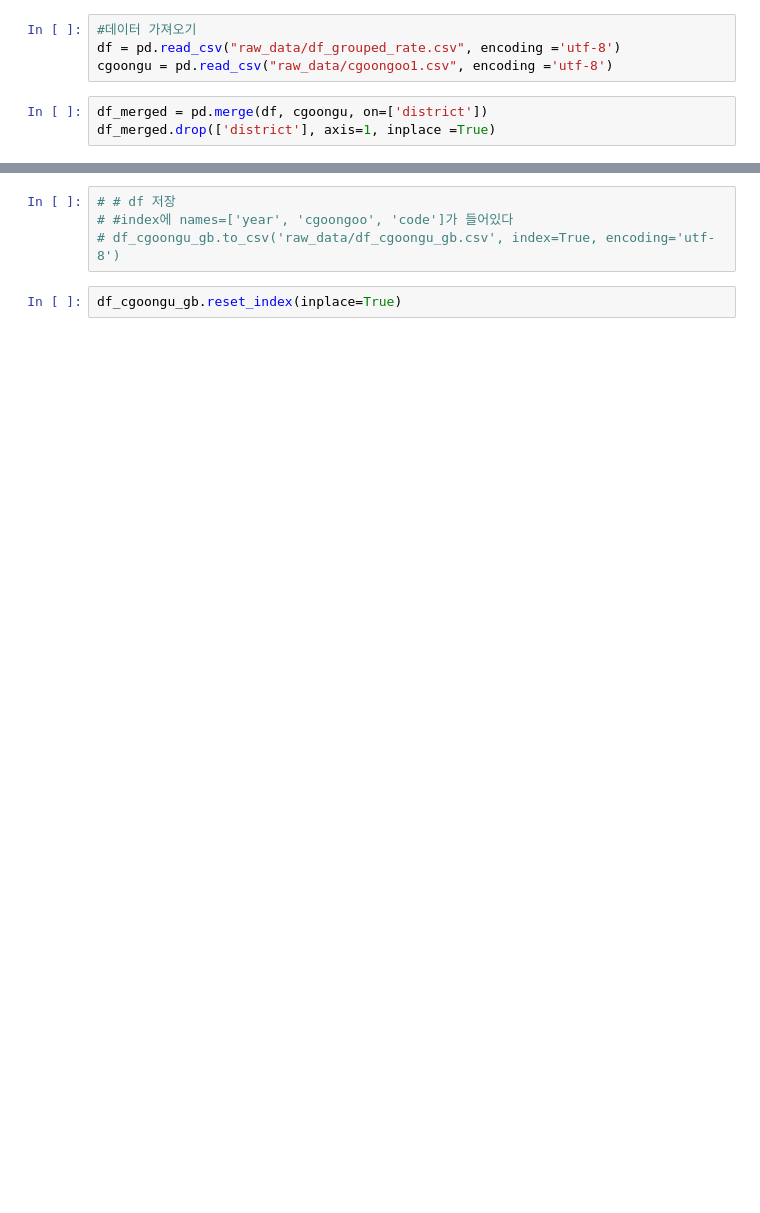
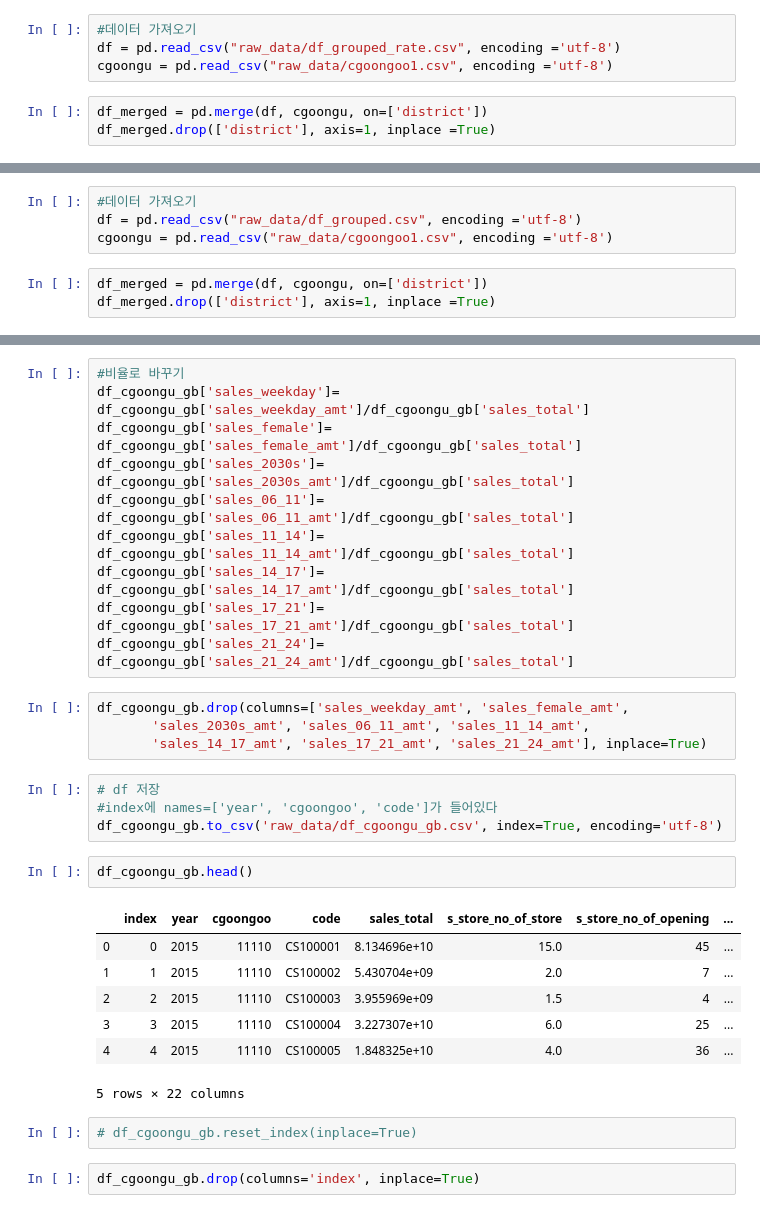
Before and after one commit to dayoungMM/Regression_project, a Jupyter notebook: 03_cgoongu_groupby.ipynb, the cells around one changed output, grey strips where cells are left out. Saved outputs shown, nothing was run; the diff lists cells and outputs as text; blank space fills up the shorter version.

```diff
--- a/03_cgoongu_groupby.ipynb
+++ b/03_cgoongu_groupby.ipynb
@@ -19 +76,8 @@ Index(['year', 'code', 'sales_total', 's_store_no_of_store',
+# %%
+#데이터 가져오기
+df = pd.read_csv("raw_data/df_grouped.csv", encoding ='utf-8')
+cgoongu = pd.read_csv("raw_data/cgoongoo1.csv", encoding ='utf-8')
+# %%
+df_merged = pd.merge(df, cgoongu, on=['district'])
+df_merged.drop(['district'], axis=1, inplace =True)
 # %%
@@ -54,6 +104,32 @@ df_cgoongu_gb.tail(3)
+# %%
+#비율로 바꾸기
+df_cgoongu_gb['sales_weekday']= df_cgoongu_gb['sales_weekday_amt']/df_cgoongu_gb['sales_total']
+df_cgoongu_gb['sales_female']= df_cgoongu_gb['sales_female_amt']/df_cgoongu_gb['sales_total']
+df_cgoongu_gb['sales_2030s']= df_cgoongu_gb['sales_2030s_amt']/df_cgoongu_gb['sales_total']
+df_cgoongu_gb['sales_06_11']= df_cgoongu_gb['sales_06_11_amt']/df_cgoongu_gb['sales_total']
+df_cgoongu_gb['sales_11_14']= df_cgoongu_gb['sales_11_14_amt']/df_cgoongu_gb['sales_total']
+df_cgoongu_gb['sales_14_17']= df_cgoongu_gb['sales_14_17_amt']/df_cgoongu_gb['sales_total']
+df_cgoongu_gb['sales_17_21']= df_cgoongu_gb['sales_17_21_amt']/df_cgoongu_gb['sales_total']
+df_cgoongu_gb['sales_21_24']= df_cgoongu_gb['sales_21_24_amt']/df_cgoongu_gb['sales_total']
+# %%
+df_cgoongu_gb.drop(columns=['sales_weekday_amt', 'sales_female_amt',
+       'sales_2030s_amt', 'sales_06_11_amt', 'sales_11_14_amt',
+       'sales_14_17_amt', 'sales_17_21_amt', 'sales_21_24_amt'], inplace=True)
 # %%
-# # df 저장
-# #index에 names=['year', 'cgoongoo', 'code']가 들어있다
-# df_cgoongu_gb.to_csv('raw_data/df_cgoongu_gb.csv', index=True, encoding='utf-8')
+# df 저장
+#index에 names=['year', 'cgoongoo', 'code']가 들어있다
+df_cgoongu_gb.to_csv('raw_data/df_cgoongu_gb.csv', index=True, encoding='utf-8')
+# %%
+df_cgoongu_gb.head()
+# %% [output]
+|  | index | year | cgoongoo | code | sales_total | s_store_no_of_store | s_store_no_of_opening | ... |
+| 0 | 0 | 2015 | 11110 | CS100001 | 8.134696e+10 | 15.0 | 45 | ... |
+| 1 | 1 | 2015 | 11110 | CS100002 | 5.430704e+09 | 2.0 | 7 | ... |
+| 2 | 2 | 2015 | 11110 | CS100003 | 3.955969e+09 | 1.5 | 4 | ... |
+| 3 | 3 | 2015 | 11110 | CS100004 | 3.227307e+10 | 6.0 | 25 | ... |
+| 4 | 4 | 2015 | 11110 | CS100005 | 1.848325e+10 | 4.0 | 36 | ... |
+5 rows × 22 columns
 # %%
-df_cgoongu_gb.reset_index(inplace=True)
+# df_cgoongu_gb.reset_index(inplace=True)
+# %%
+df_cgoongu_gb.drop(columns='index', inplace=True)
```
Also changed, not shown: parts of 15 cells of this notebook.
